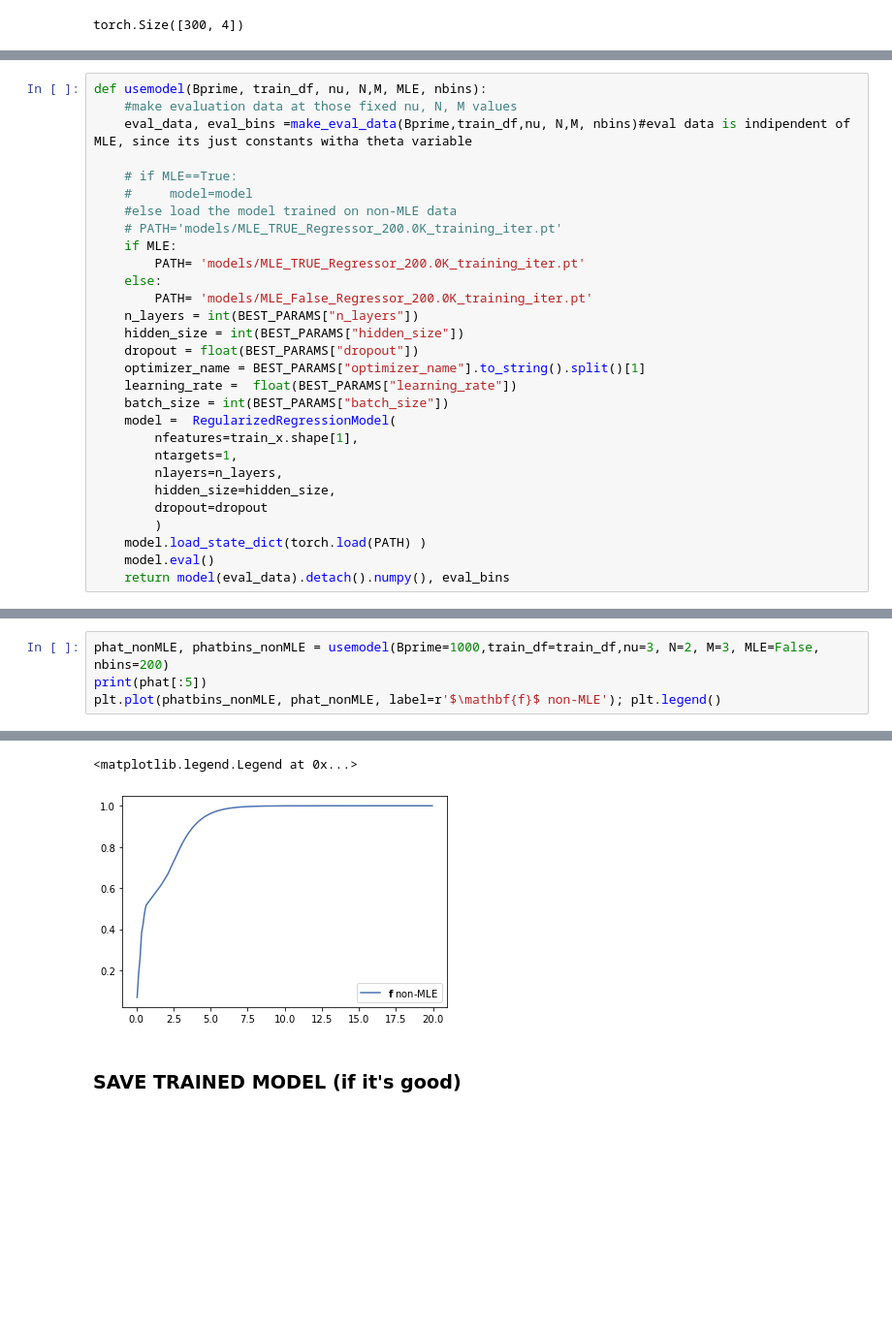
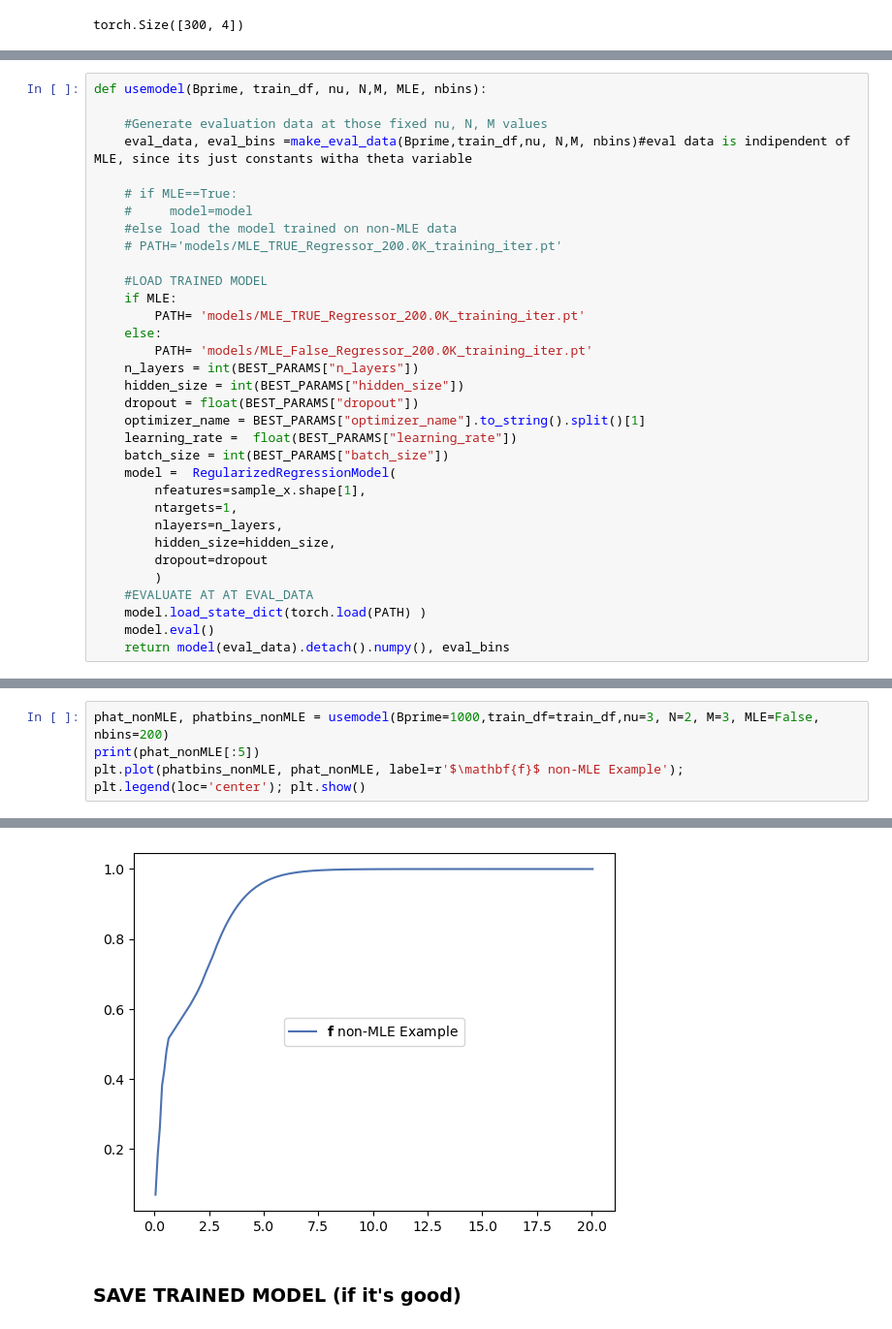
Before and after one commit to AliAlkadhim/LFI_HEP, a Jupyter notebook: Nov.ipynb, the cells around one changed output, grey strips where cells are left out. Shown at 97% size. Saved outputs shown, nothing was run; the diff lists cells and outputs as text; blank space fills up the shorter version.

```diff
--- a/Nov.ipynb
+++ b/Nov.ipynb
@@ -1573,12 +1622,15 @@ torch.Size([300, 4])
 # %%
 def usemodel(Bprime, train_df, nu, N,M, MLE, nbins):
-    #make evaluation data at those fixed nu, N, M values
+
+    #Generate evaluation data at those fixed nu, N, M values
     eval_data, eval_bins =make_eval_data(Bprime,train_df,nu, N,M, nbins)#eval data is indipendent of MLE, since its just constants witha theta variable
 
     # if MLE==True:
     #     model=model
     #else load the model trained on non-MLE data
     # PATH='models/MLE_TRUE_Regressor_200.0K_training_iter.pt'
+
+    #LOAD TRAINED MODEL
     if MLE:
         PATH= 'models/MLE_TRUE_Regressor_200.0K_training_iter.pt'
     else:
@@ -1590,12 +1642,13 @@ def usemodel(Bprime, train_df, nu, N,M, MLE, nbins):
     learning_rate =  float(BEST_PARAMS["learning_rate"])
     batch_size = int(BEST_PARAMS["batch_size"])
     model =  RegularizedRegressionModel(
-        nfeatures=train_x.shape[1],
+        nfeatures=sample_x.shape[1],
         ntargets=1,
         nlayers=n_layers,
         hidden_size=hidden_size,
         dropout=dropout
         )
+    #EVALUATE AT AT EVAL_DATA
     model.load_state_dict(torch.load(PATH) )
     model.eval()
     return model(eval_data).detach().numpy(), eval_bins
@@ -1616,5 +1670,5 @@ plt.plot(phatbins_MLE, phat_MLE, label=r'$\mathbf{f}$ MLE'); plt.legend()
 # %%
 phat_nonMLE, phatbins_nonMLE = usemodel(Bprime=1000,train_df=train_df,nu=3, N=2, M=3, MLE=False, nbins=200)
-print(phat[:5])
-plt.plot(phatbins_nonMLE, phat_nonMLE, label=r'$\mathbf{f}$ non-MLE'); plt.legend()
+print(phat_nonMLE[:5])
+plt.plot(phatbins_nonMLE, phat_nonMLE, label=r'$\mathbf{f}$ non-MLE Example'); plt.legend(loc='center'); plt.show()
 # %% [output]
@@ -1626,5 +1680,4 @@ plt.plot(phatbins_nonMLE, phat_nonMLE, label=r'$\mathbf{f}$ non-MLE'); plt.legen
-<matplotlib.legend.Legend at 0x...>
-[figure, old version]
+[figure, new version]
 # %% [markdown]
 ### SAVE TRAINED MODEL (if it's good)
 # %%
```
Also changed, not shown: parts of 30 cells of this notebook, 3 other files.
